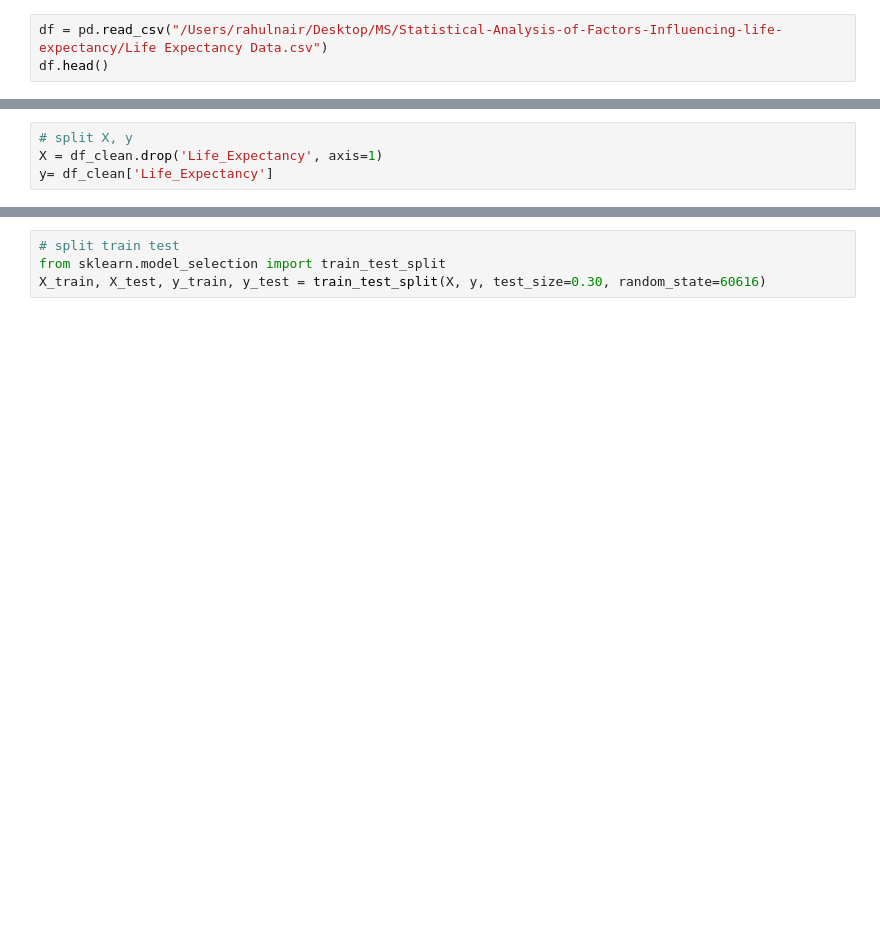
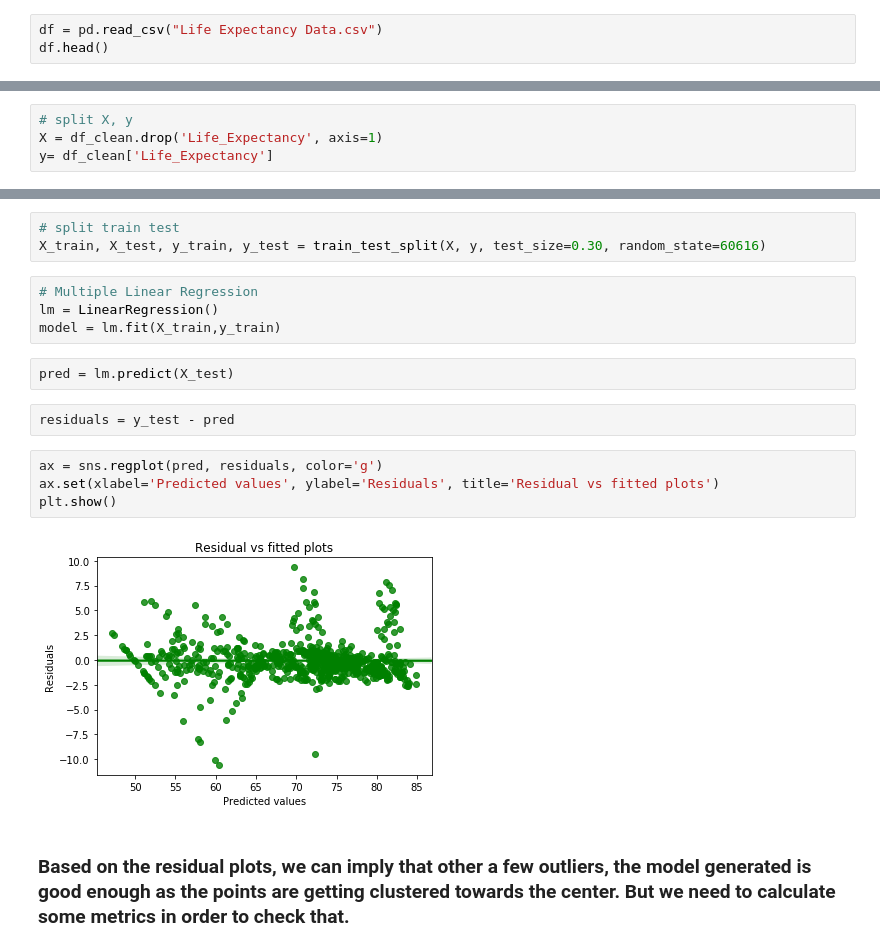
Before and after one commit to rnair7163/Statistical-Analysis-of-factors-influencing-life-expectancy, a Jupyter notebook: EDA+Modelling.ipynb, the cells around one changed output, grey strips where cells are left out. Drawn from its saved outputs; the diff is of its cells as text; blank space fills up the shorter version.

Commit message:
Added more models

```diff
--- a/EDA+Modelling.ipynb
+++ b/EDA+Modelling.ipynb
@@ -15,6 +19,6 @@ import warnings
 warnings.filterwarnings('ignore')
 # %%
-df = pd.read_csv("/Users/rahulnair/Desktop/MS/Statistical-Analysis-of-Factors-Influencing-life-expectancy/Life Expectancy Data.csv")
+df = pd.read_csv("Life Expectancy Data.csv")
 df.head()
 # %% [output]
 |  | Country | Year | Status | Life expectancy | Adult Mortality | infant deaths | Alcohol | ... |
@@ -334,7 +347,20 @@ from sklearn.preprocessing import StandardScaler
 X = StandardScaler().fit_transform(X)
 # %%
 # split train test
-from sklearn.model_selection import train_test_split
 X_train, X_test, y_train, y_test = train_test_split(X, y, test_size=0.30, random_state=60616)
-# %% [markdown]
-###
+# %%
+# Multiple Linear Regression
+lm = LinearRegression()
+model = lm.fit(X_train,y_train)
+# %%
+pred = lm.predict(X_test)
+# %%
+residuals = y_test - pred
+# %%
+ax = sns.regplot(pred, residuals, color='g')
+ax.set(xlabel='Predicted values', ylabel='Residuals', title='Residual vs fitted plots')
+plt.show()
+# %% [output]
+[figure, added]
+# %% [markdown]
+### Based on the residual plots, we can imply that other a few outliers, the model generated is good enough as the points are getting clustered towards the center. But we need to calculate some metrics in order to check that.
```
Also changed, not shown: parts of 19 cells of this notebook.
